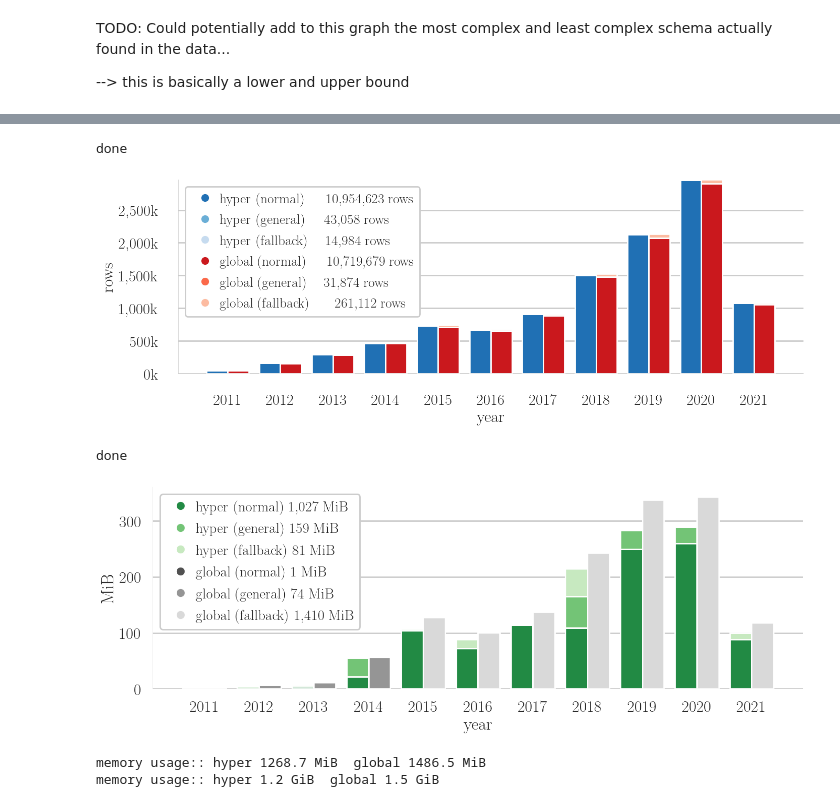
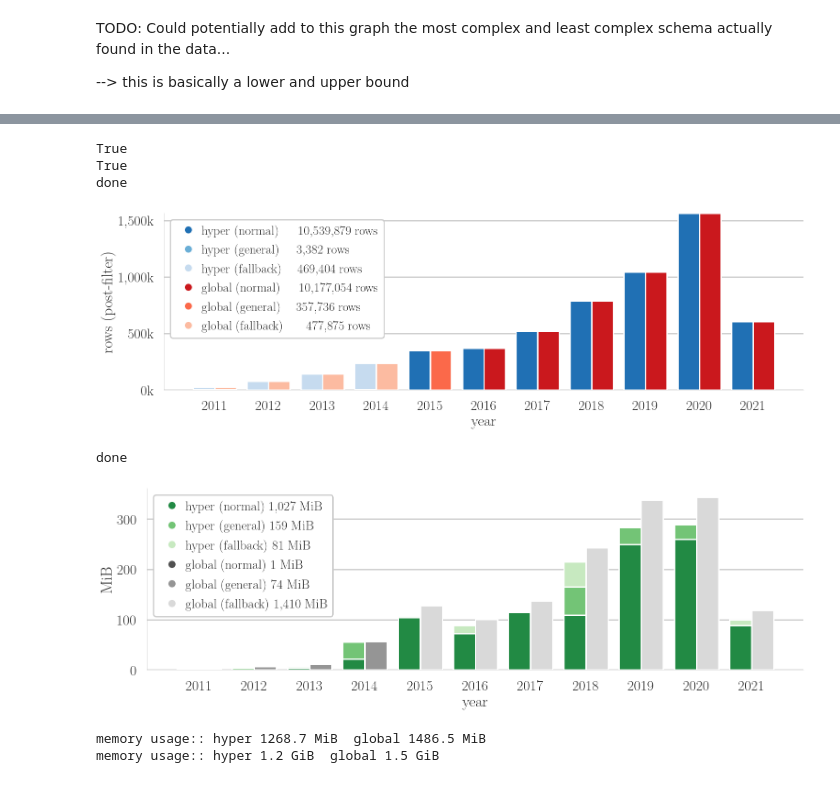
Before and after one commit to tuplex/tuplex, a Jupyter notebook: experimental/notebooks/02_paper_plot_github_sample.ipynb, the cells around one changed output, grey strips where cells are left out. Saved outputs shown, nothing was run; the diff lists cells and outputs as text; code cells hidden in the pictures.

```diff
--- a/experimental/notebooks/02_paper_plot_github_sample.ipynb
+++ b/experimental/notebooks/02_paper_plot_github_sample.ipynb
@@ -9,8 +9,8 @@ import os
 # !rm -rf .cache/
 # !rm *.pdf
 # %%
-# mode = 'pushevent_filter_promo'
-mode = 'forkevent_filter_promo'
+mode = 'pushevent_filter_promo'
+# mode = 'forkevent_filter_promo'
 # mode = 'regular'
 
 result_path = ''
@@ -229,9 +247,23 @@ df_hyper[df_hyper['year'] == 2014][['normal_rows', 'general_rows', 'fallback_row
 # %%
 def plot_bars(subdf, xoff, w, c1, c2, c3):
     xq = np.arange(len(subdf))
-    plt.bar(xq + xoff, subdf['normal_rows'],  w, color=c1)
-    plt.bar(xq + xoff, subdf['general_rows'], w, bottom=subdf['normal_rows'], color=c2)
-    plt.bar(xq + xoff, subdf['fallback_rows'], w, bottom=subdf['normal_rows'] + subdf['general_rows'], color=c3)
+
+    has_filtered_rows = 'filtered_rows' in subdf.columns and subdf['filtered_rows'].sum() > 0
+    print(has_filtered_rows)
+
+    if has_filtered_rows:
+        fr = subdf['filtered_rows'].copy()
+        nr = subdf['normal_rows'].copy()
+        nr -= fr
+        gr = subdf['general_rows'].copy()
+        fb = subdf['fallback_rows'].copy()
+        plt.bar(xq + xoff, nr,  w, color=c1)
+        plt.bar(xq + xoff, gr, w, bottom=nr, color=c2)
+        plt.bar(xq + xoff, fb, w, bottom=nr + gr, color=c3)
+    else:
+        plt.bar(xq + xoff, subdf['normal_rows'],  w, color=c1)
+        plt.bar(xq + xoff, subdf['general_rows'], w, bottom=subdf['normal_rows'], color=c2)
+        plt.bar(xq + xoff, subdf['fallback_rows'], w, bottom=subdf['normal_rows'] + subdf['general_rows'], color=c3)
 
 def plot_bars_mem(subdf, xoff, w, mem_factor, c1, c2, c3):
     xq = np.arange(len(subdf))
@@ -239,7 +271,7 @@ def plot_bars_mem(subdf, xoff, w, mem_factor, c1, c2, c3):
     plt.bar(xq + xoff, subdf['general_mem'] / mem_factor, w, bottom=subdf['normal_mem'] / mem_factor, color=c2)
     plt.bar(xq + xoff, subdf['fallback_mem'] / mem_factor, w, bottom=subdf['normal_mem']  / mem_factor + subdf['general_mem']  / mem_factor, color=c3)
 # %%
-plt.figure(figsize=(16, 5))
+plt.figure(figsize=(18, 5))
 handles =[]
 c1, c2, c3 = sns.color_palette('Blues', 3)[::-1]
 plot_bars(df_hyper, -.2, 0.4, c1, c2 , c3)
@@ -255,39 +287,46 @@ general =  df_global['general_rows'].sum()
 fallback = df_global['fallback_rows'].sum()
 handles += [(f'global (normal)   \\;\\,\\,\\,\\, {normal:,} rows', c1),
             (f'global (general)  \\quad {general:,} rows', c2),
             (f'global (fallback) \\quad\; {fallback:,} rows', c3)]
 plot_bars(df_global, .2, 0.4, c1, c2, c3)
 xq = np.arange(len(df_hyper))
 plt.xticks(xq, df_hyper['year'])
 print('done')
 sns.despine()
-plt.ylabel('rows')
+
+has_filtered_rows = 'filtered_rows' in df.columns and df['filtered_rows'].sum() > 0
+if has_filtered_rows:
+    plt.ylabel('rows (post-filter)')
+else:
+    plt.ylabel('rows')
 plt.xlabel('year')
 
 plt.grid(axis='x')
 
 # https://matplotlib.org/3.1.1/tutorials/intermediate/legend_guide.html
 lgd_handles=[]
 for h in handles:
     lgd_handles.append(Line2D([0], [0], marker='o', color='w', label=h[0],
                         markerfacecolor=h[1], markersize=12))
 ax = plt.gca()
 ax.legend(loc='best', handles=lgd_handles, fontsize=20, handletextpad=0.05, facecolor='w', framealpha=1)
 
 def fmt(x, pos):
     k = int(x / 10**3)
     return  f'{k:,}' + 'k'
 
-ax.yaxis.set_major_locator(ticker.FixedLocator(np.arange(0, 10 ** 7, 0.5 * 10**6)))
+#ax.yaxis.set_major_locator(ticker.FixedLocator(np.arange(0, 10 ** 7, 0.5 * 10**6)))
 ax.yaxis.set_major_formatter(matplotlib.ticker.FuncFormatter(fmt))
-ax.tick_params(which = 'major', length = 25)
+#ax.tick_params(which = 'major', length = 25)
 
 plt.savefig(mode + '_peryear_data_fullschema.pdf', transparent=True, bbox_inches = 'tight', pad_inches = 0)
 # %% [output]
+True
+True
 done
-[figure, old version]
+[figure, new version]
 # %%
-plt.figure(figsize=(16, 5))
+plt.figure(figsize=(18, 5))
 handles =[]
 c1, c2, c3 = sns.color_palette('Greens', 3)[::-1]
 mem_factor = 1024 * 1024
@@ -326,7 +365,7 @@ ax.legend(loc='best', handles=lgd_handles, fontsize=20, handletextpad=0.05, face
 plt.savefig(mode + '_peryear_data_fullschema_memory.pdf', transparent=True, bbox_inches = 'tight', pad_inches = 0)
 # %% [output]
 done
-[figure, old version]
+[figure, new version]
 # %%
 # interpolation for full dataset (pretty off)
 hyper_total = df_hyper['normal_mem'].sum() + df_hyper['general_mem'].sum() + df_hyper['fallback_mem'].sum()
```
Also changed, not shown: parts of 7 cells of this notebook.
